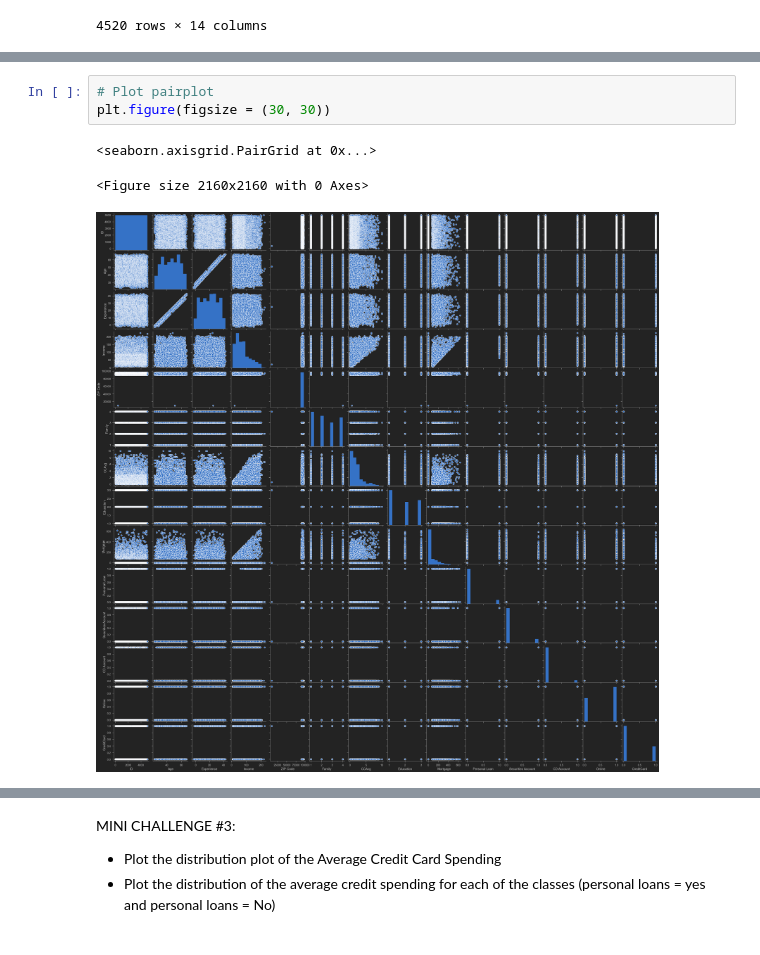
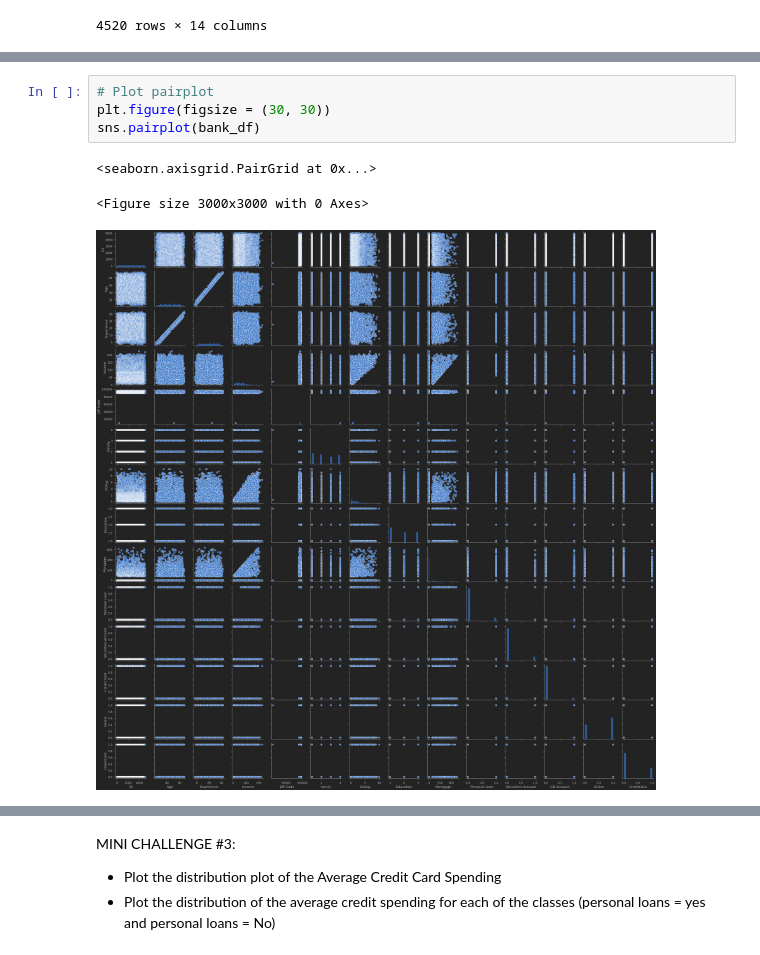
Before and after one commit to Usama-Amjad/Bank-Loan-Approval, a Jupyter notebook: Bank_Loan_Approval.ipynb, the cells around one changed output, grey strips where cells are left out. Drawn from its saved outputs; the diff is of its cells as text.

```diff
--- a/Bank_Loan_Approval.ipynb
+++ b/Bank_Loan_Approval.ipynb
@@ -280,10 +303,11 @@ plt.figure(figsize = (20, 10))
 # %%
 # Plot pairplot
 plt.figure(figsize = (30, 30))
+sns.pairplot(bank_df)
 # %% [output]
 <seaborn.axisgrid.PairGrid at 0x...>
-<Figure size 2160x2160 with 0 Axes>
+<Figure size 3000x3000 with 0 Axes>
-[figure, old version]
+[figure, new version]
 # %%
 # Correlation plot
 # Stong Positive correlation between experience and age
```
Also changed, not shown: parts of 6 cells of this notebook.
